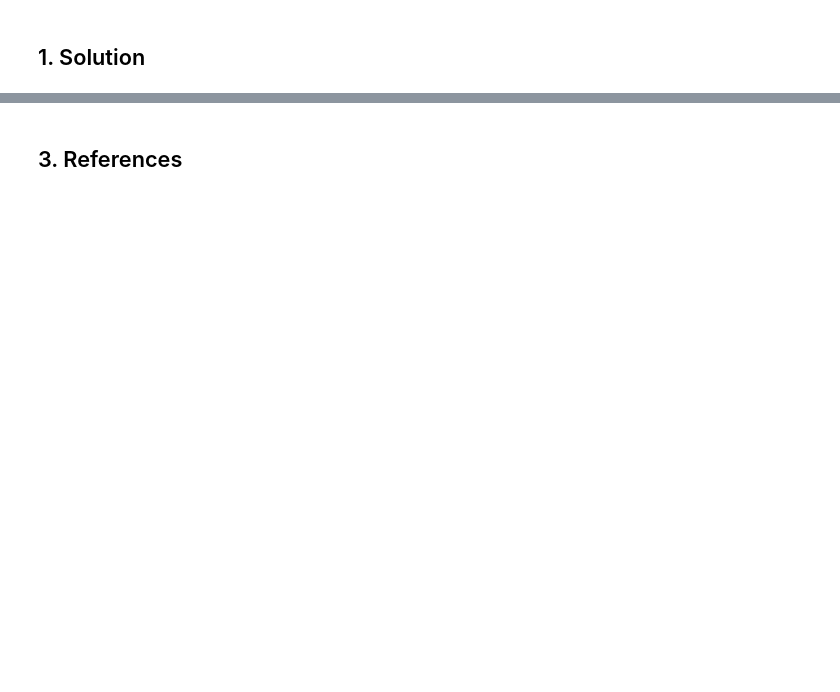
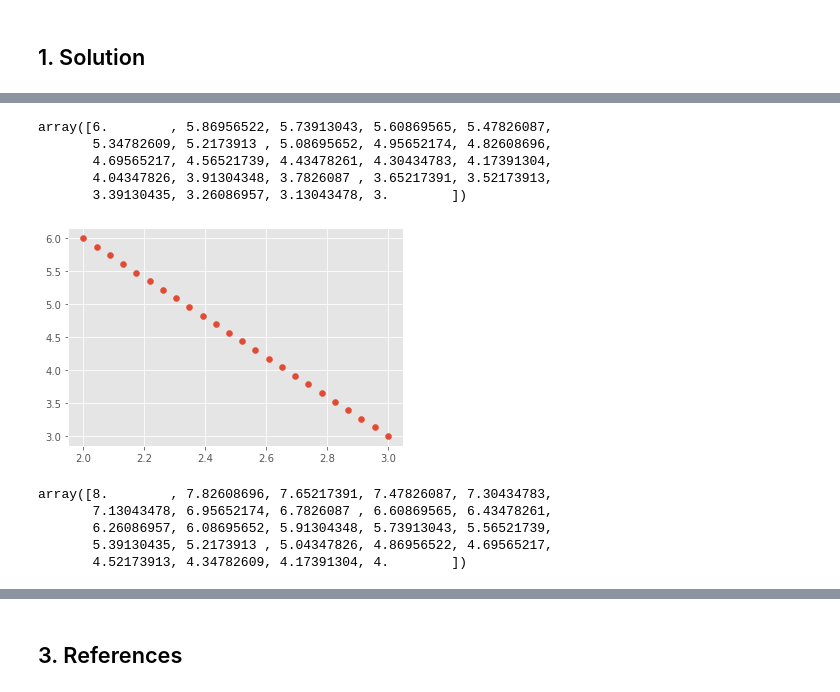
Before and after one commit to Munster2020/HDIP_CSDA_COMP07084_TASKS, a Jupyter notebook: tasks2020.ipynb, the cells around one changed output, grey strips where cells are left out. Cells and saved outputs as stored; diff of their text form; code cells hidden in the pictures; blank space fills up the shorter version.

```diff
--- a/tasks2020.ipynb
+++ b/tasks2020.ipynb
@@ -420,0 +478,35 @@ Wait a minute, above I said a coin toss could be a thought of as a Binomial expe
+# %%
+import numpy as np
+x3 = np.linspace(2,3,24)
+a, b = -3,12
+y3 = a*x3+b
+y3
+# %% [output]
+array([6.        , 5.86956522, 5.73913043, 5.60869565, 5.47826087,
+       5.34782609, 5.2173913 , 5.08695652, 4.95652174, 4.82608696,
+       4.69565217, 4.56521739, 4.43478261, 4.30434783, 4.17391304,
+       4.04347826, 3.91304348, 3.7826087 , 3.65217391, 3.52173913,
+       3.39130435, 3.26086957, 3.13043478, 3.        ])
+# %%
+import matplotlib
+import matplotlib.pyplot as plt
+%matplotlib inline
+
+matplotlib.style.use('ggplot')
+
+plt.scatter(x3, y3)
+plt.show()
+# %% [output]
+[figure, added]
+# %%
+import numpy as np
+x4 = np.linspace(3,4,24)
+a, b = -4,20
+y4 = a*x4+b
+y4
+# %% [output]
+array([8.        , 7.82608696, 7.65217391, 7.47826087, 7.30434783,
+       7.13043478, 6.95652174, 6.7826087 , 6.60869565, 6.43478261,
+       6.26086957, 6.08695652, 5.91304348, 5.73913043, 5.56521739,
+       5.39130435, 5.2173913 , 5.04347826, 4.86956522, 4.69565217,
+       4.52173913, 4.34782609, 4.17391304, 4.        ])
```
Also changed, not shown: parts of 15 cells of this notebook.
